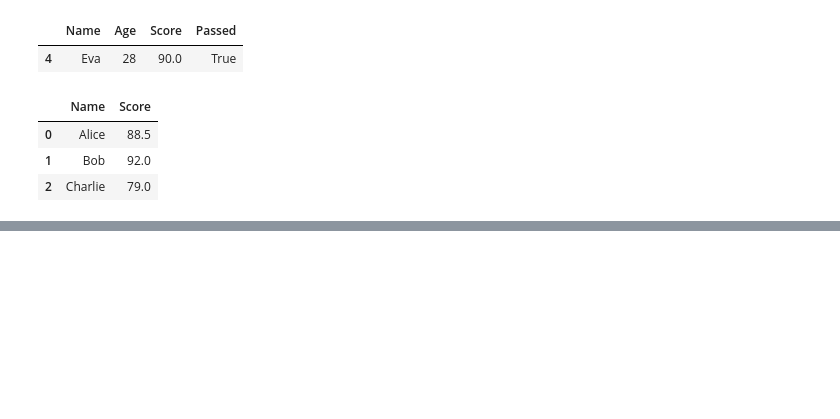
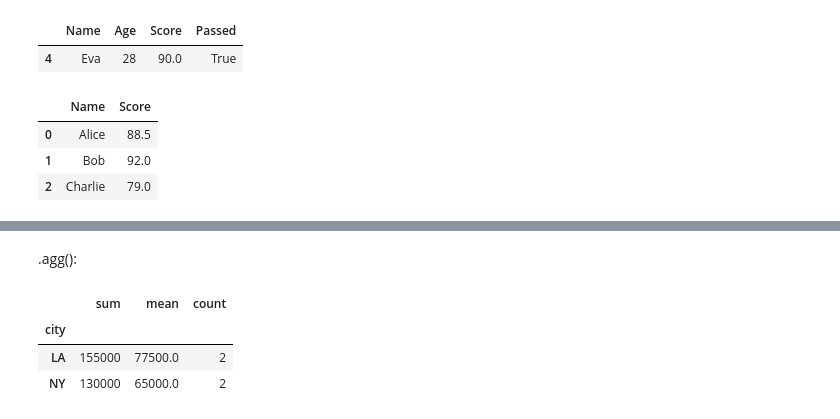
Before and after one commit to xyzabcdefghi/Pandas-1, a Jupyter notebook: Pandas_combined_with_notes.ipynb, the cells around one changed output, grey strips where cells are left out. Saved outputs shown, nothing was run; the diff lists cells and outputs as text; code cells hidden in the pictures; blank space fills up the shorter version.

```diff
--- a/Pandas_combined_with_notes.ipynb
+++ b/Pandas_combined_with_notes.ipynb
@@ -2829,0 +2909,10 @@ df[["Name", "Score"]].head(3)
+# %%
+df = pd.DataFrame({
+    'name': ['Alice', 'Bob', 'Charlie', 'David'],
+    'city': ['NY', 'LA', 'NY', 'LA'],
+    'salary': [70000, 80000, 60000, 75000]
+})
+print(df)
+print('************************')
+# Group by city and calculate mean salary
+df.groupby('city')['salary'].mean()
@@ -2829,0 +2931,9 @@ df[["Name", "Score"]].head(3)
+# %% [markdown]
+.agg():
+# %%
+df.groupby('city')['salary'].agg(['sum', 'mean', 'count'])
+# %% [output]
+|  | sum | mean | count |
+| city |  |  |  |
+| LA | 155000 | 77500.0 | 2 |
+| NY | 130000 | 65000.0 | 2 |
```
Also changed, not shown: parts of 22 cells of this notebook.
